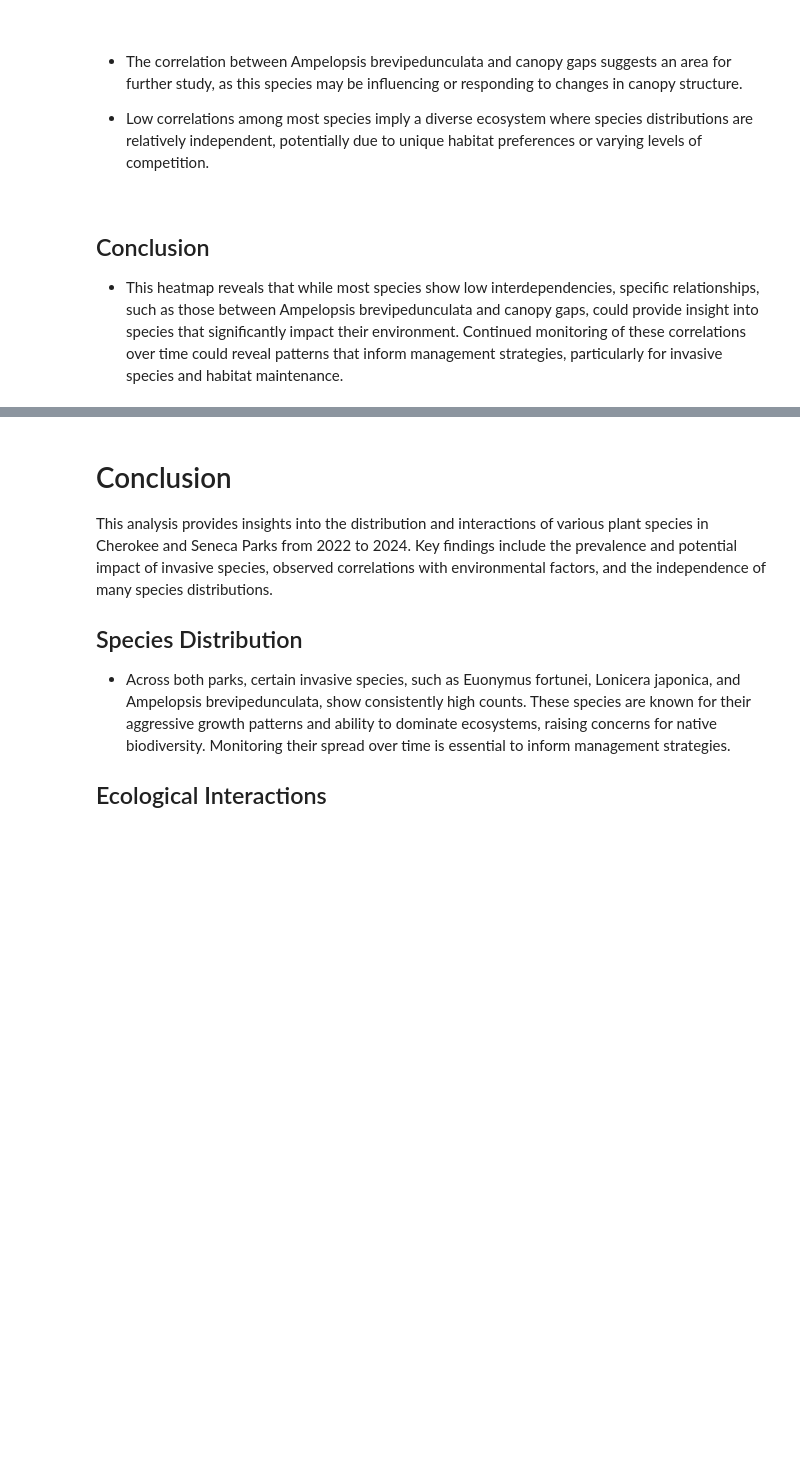
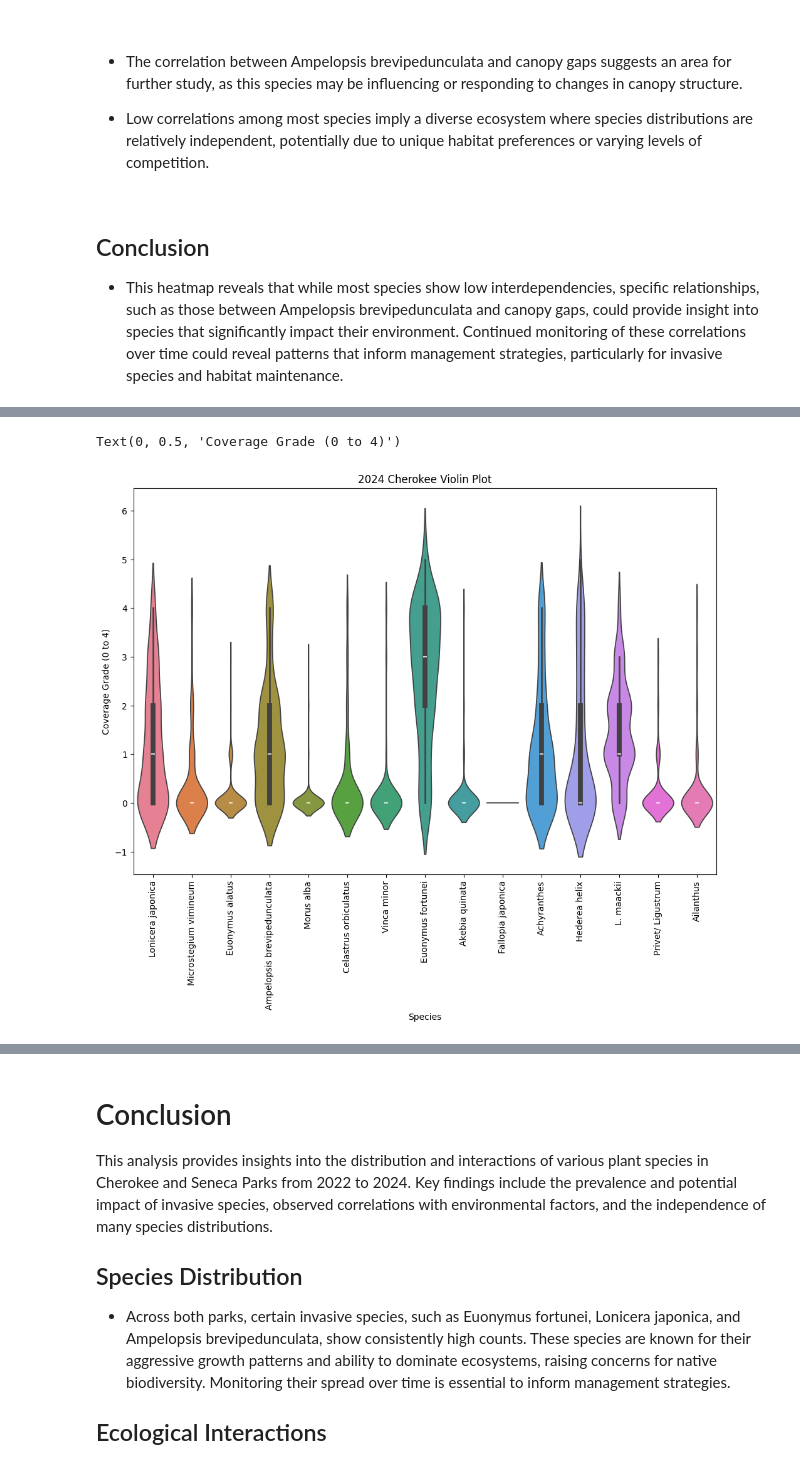
Before and after one commit to zaccowan/Cherokee_Seneca_EDA, a Jupyter notebook: Cherokee_Seneca_2022_2024_EDA.ipynb, the cells around one changed output, grey strips where cells are left out. Saved outputs shown, nothing was run; the diff lists cells and outputs as text; code cells hidden in the pictures; blank space fills up the shorter version.

```diff
--- a/Cherokee_Seneca_2022_2024_EDA.ipynb
+++ b/Cherokee_Seneca_2022_2024_EDA.ipynb
@@ -325,0 +354,9 @@ Further study could calrify whether this correlation is causative, especially wh
+# %%
+plt.figure(figsize=(12, 8))
+sns.violinplot(data=cherokee2024[species_cols]).set_xticklabels(labels=species_cols, rotation=90)
+plt.title('2024 Cherokee Violin Plot')
+plt.xlabel('Species')
+plt.ylabel('Coverage Grade (0 to 4)')
+# %% [output]
+Text(0, 0.5, 'Coverage Grade (0 to 4)')
+[figure, added]
```
Also changed, not shown: parts of 19 cells of this notebook.
